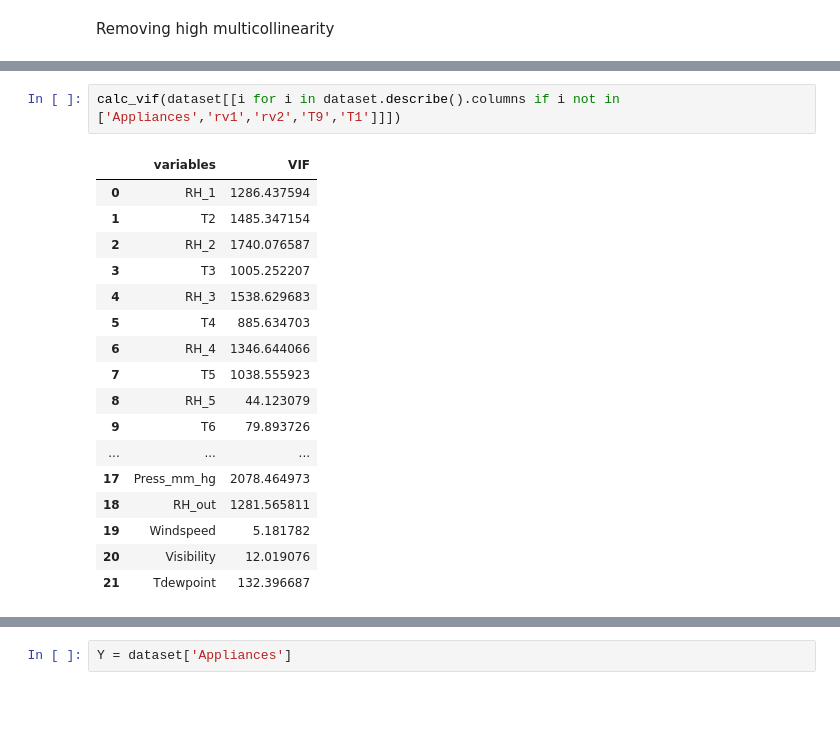
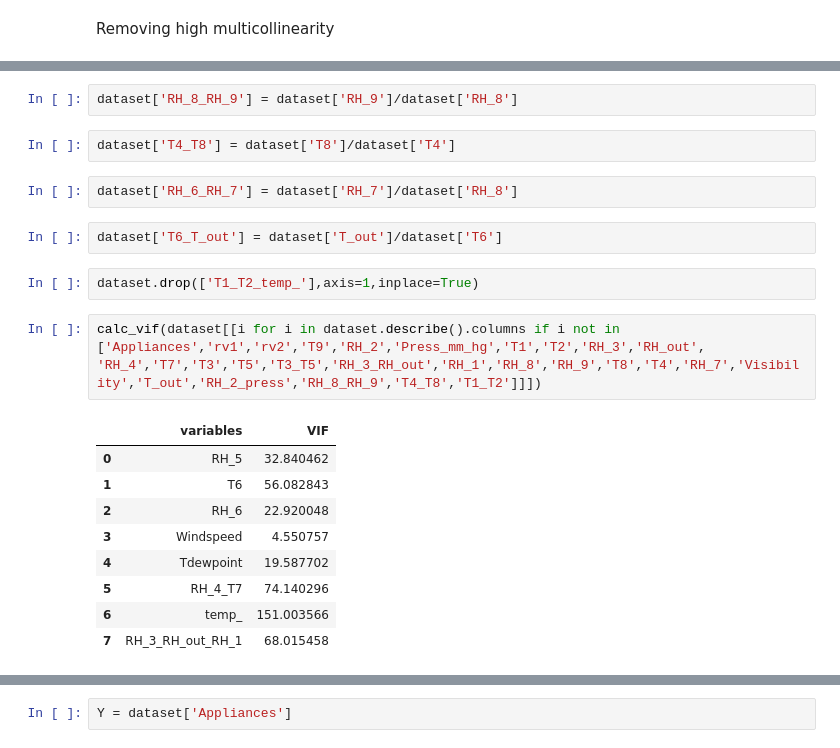
Before and after one commit to Navin321-alma/Appliances_energy_prediction_linear_regression, a Jupyter notebook: Self_Appliances_Energy_prediction.ipynb, the cells around one changed output, grey strips where cells are left out. Saved outputs shown, nothing was run; the diff lists cells and outputs as text; blank space fills up the shorter version.

```diff
--- a/Self_Appliances_Energy_prediction.ipynb
+++ b/Self_Appliances_Energy_prediction.ipynb
@@ -360,23 +374,26 @@ Removing high multicollinearity
+# %%
+dataset['RH_8_RH_9'] = dataset['RH_9']/dataset['RH_8']
+# %%
+dataset['T4_T8'] = dataset['T8']/dataset['T4']
+# %%
+dataset['RH_6_RH_7'] = dataset['RH_7']/dataset['RH_8']
+# %%
+dataset['T6_T_out'] = dataset['T_out']/dataset['T6']
+# %%
+dataset.drop(['T1_T2_temp_'],axis=1,inplace=True)
 # %%
-calc_vif(dataset[[i for i in dataset.describe().columns if i not in ['Appliances','rv1','rv2','T9','T1']]])
+calc_vif(dataset[[i for i in dataset.describe().columns if i not in ['Appliances','rv1','rv2','T9','RH_2','Press_mm_hg','T1','T2','RH_3','RH_out',
+'RH_4','T7','T3','T5','T3_T5','RH_3_RH_out','RH_1','RH_8','RH_9','T8','T4','RH_7','Visibility','T_out','RH_2_press','RH_8_RH_9','T4_T8','T1_T2']]])
 # %% [output]
 |  | variables | VIF |
-| 0 | RH_1 | 1286.437594 |
-| 1 | T2 | 1485.347154 |
-| 2 | RH_2 | 1740.076587 |
-| 3 | T3 | 1005.252207 |
-| 4 | RH_3 | 1538.629683 |
-| 5 | T4 | 885.634703 |
-| 6 | RH_4 | 1346.644066 |
-| 7 | T5 | 1038.555923 |
-| 8 | RH_5 | 44.123079 |
-| 9 | T6 | 79.893726 |
-| ... | ... | ... |
-| 17 | Press_mm_hg | 2078.464973 |
-| 18 | RH_out | 1281.565811 |
-| 19 | Windspeed | 5.181782 |
-| 20 | Visibility | 12.019076 |
-| 21 | Tdewpoint | 132.396687 |
+| 0 | RH_5 | 32.840462 |
+| 1 | T6 | 56.082843 |
+| 2 | RH_6 | 22.920048 |
+| 3 | Windspeed | 4.550757 |
+| 4 | Tdewpoint | 19.587702 |
+| 5 | RH_4_T7 | 74.140296 |
+| 6 | temp_ | 151.003566 |
+| 7 | RH_3_RH_out_RH_1 | 68.015458 |
 # %%
 calc_vif(dataset[[i for i in dataset.describe().columns if i not in ['Appliances','rv1','rv2','T9','T1','Press_mm_hg','RH_3','RH_2','RH_4','T7','T5'
 ,'T4','RH_9','T8','T3','RH_7','RH_1','RH_8','T2','T6','RH_5','Visibility','RH_6','Tdewpoint']]])
```
Also changed, not shown: parts of 61 cells of this notebook.
